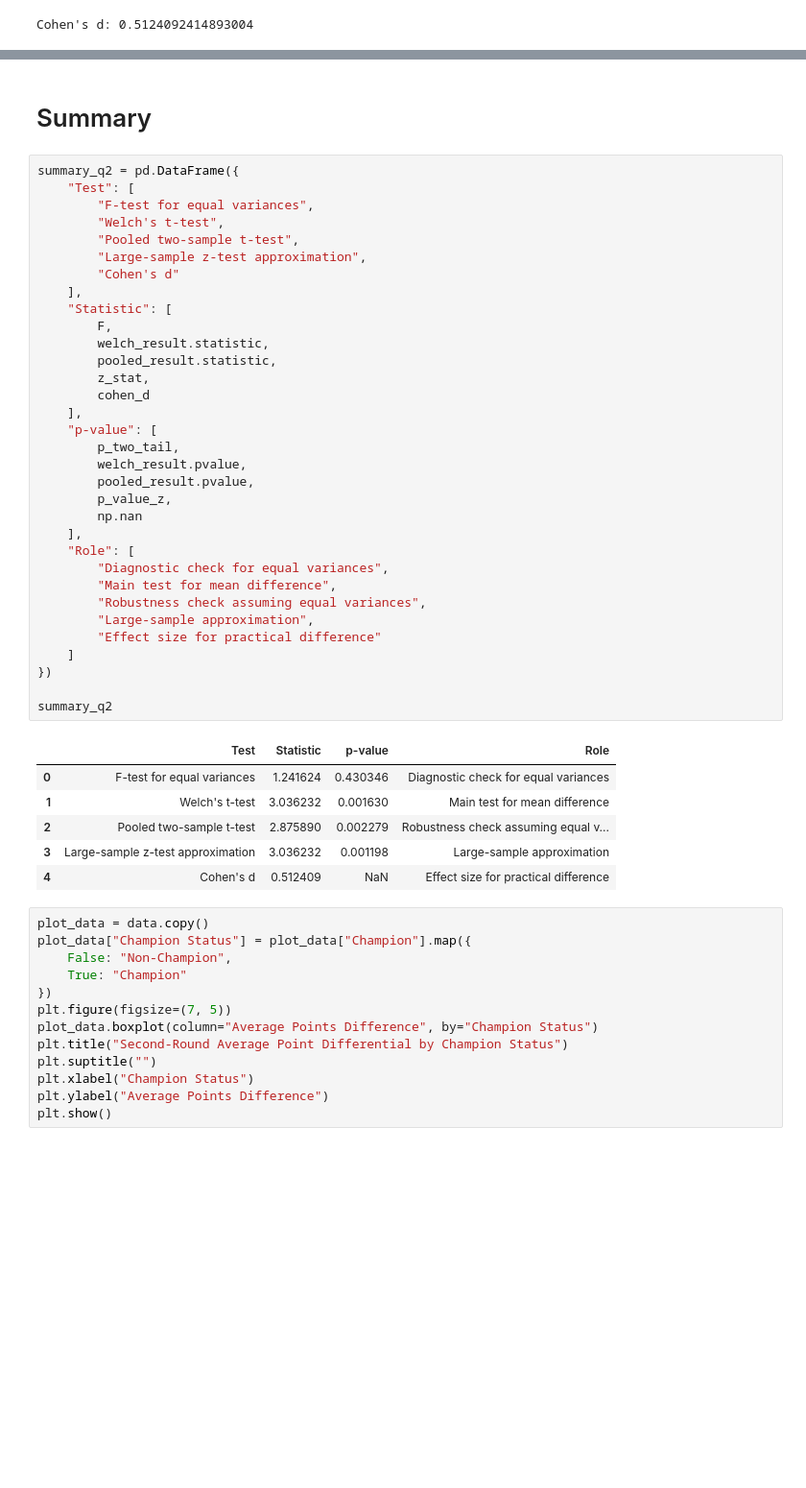
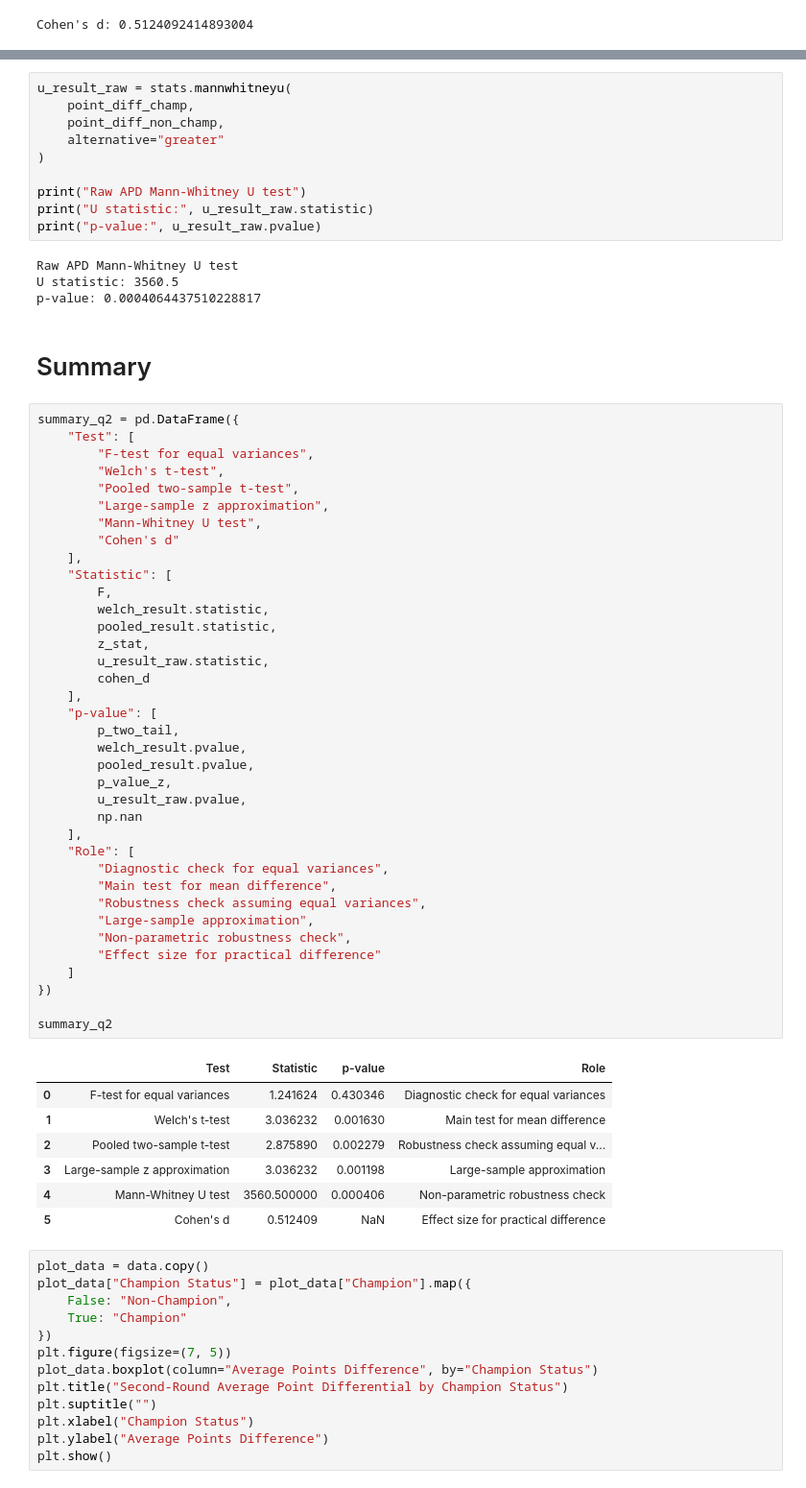
Before and after one commit to GalahadJr-1214/2026-Statistics-Final-Project, a Jupyter notebook: Final Project/champ_stats_diff.ipynb, the cells around one changed output, grey strips where cells are left out. Shown at 96% size. Saved outputs shown, nothing was run; the diff lists cells and outputs as text; blank space fills up the shorter version.

```diff
--- a/Final Project/champ_stats_diff.ipynb
+++ b/Final Project/champ_stats_diff.ipynb
@@ -174,3 +222,17 @@ Cohen's d: 0.5124092414893004
+# %%
+u_result_raw = stats.mannwhitneyu(
+    point_diff_champ,
+    point_diff_non_champ,
+    alternative="greater"
+)
+
+print("Raw APD Mann-Whitney U test")
+print("U statistic:", u_result_raw.statistic)
+print("p-value:", u_result_raw.pvalue)
+# %% [output]
+Raw APD Mann-Whitney U test
+U statistic: 3560.5
+p-value: 0.0004064437510228817
 # %% [markdown]
 # Summary
 # %%
@@ -179,40 +241,45 @@ summary_q2 = pd.DataFrame({
         "F-test for equal variances",
         "Welch's t-test",
         "Pooled two-sample t-test",
-        "Large-sample z-test approximation",
+        "Large-sample z approximation",
+        "Mann-Whitney U test",
         "Cohen's d"
     ],
     "Statistic": [
         F,
         welch_result.statistic,
         pooled_result.statistic,
         z_stat,
+        u_result_raw.statistic,
         cohen_d
     ],
     "p-value": [
         p_two_tail,
         welch_result.pvalue,
         pooled_result.pvalue,
         p_value_z,
+        u_result_raw.pvalue,
         np.nan
     ],
     "Role": [
         "Diagnostic check for equal variances",
         "Main test for mean difference",
         "Robustness check assuming equal variances",
         "Large-sample approximation",
+        "Non-parametric robustness check",
         "Effect size for practical difference"
     ]
 })
 
 summary_q2
 # %% [output]
 |  | Test | Statistic | p-value | Role |
 | 0 | F-test for equal variances | 1.241624 | 0.430346 | Diagnostic check for equal variances |
 | 1 | Welch's t-test | 3.036232 | 0.001630 | Main test for mean difference |
 | 2 | Pooled two-sample t-test | 2.875890 | 0.002279 | Robustness check assuming equal v... |
-| 3 | Large-sample z-test approximation | 3.036232 | 0.001198 | Large-sample approximation |
-| 4 | Cohen's d | 0.512409 | NaN | Effect size for practical difference |
+| 3 | Large-sample z approximation | 3.036232 | 0.001198 | Large-sample approximation |
+| 4 | Mann-Whitney U test | 3560.500000 | 0.000406 | Non-parametric robustness check |
+| 5 | Cohen's d | 0.512409 | NaN | Effect size for practical difference |
 # %%
 plot_data = data.copy()
 plot_data["Champion Status"] = plot_data["Champion"].map({
```
Also changed, not shown: parts of 18 cells of this notebook.
